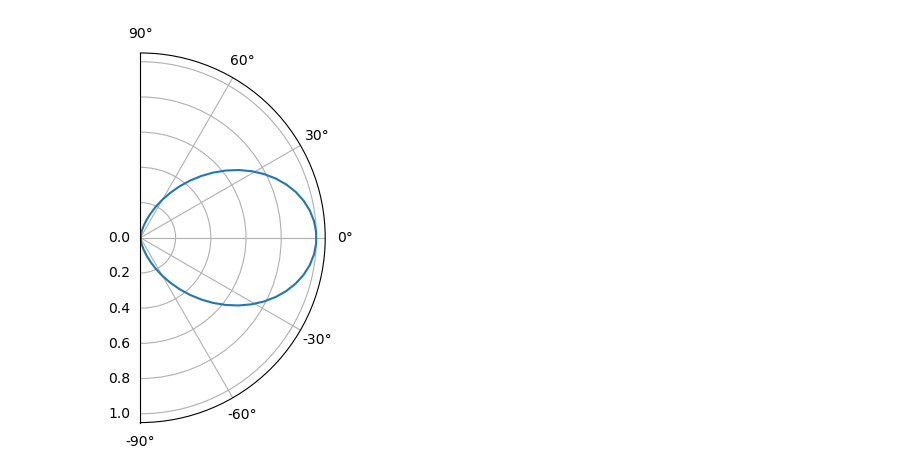
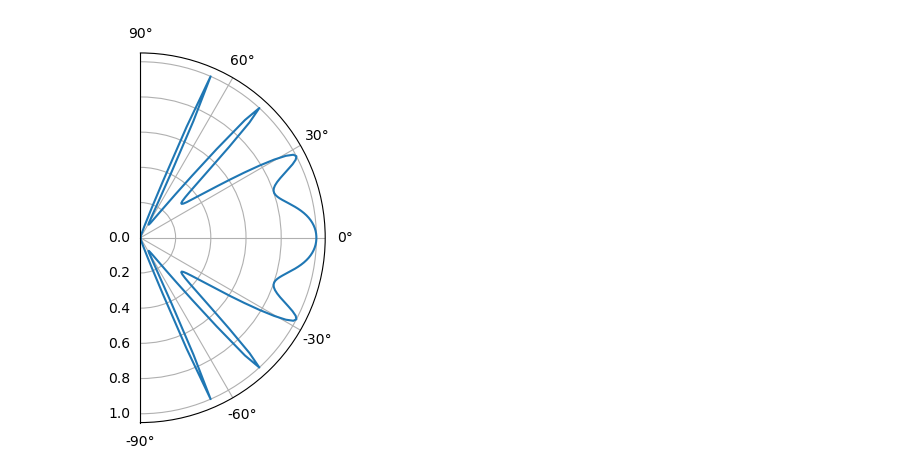
Before and after one commit to biplab37/Graphene, a Jupyter notebook: Klein_Tunneling.ipynb, the cells around one changed output. Cells and saved outputs as stored; diff of their text form; code cells hidden in the pictures.

```diff
--- a/Klein_Tunneling.ipynb
+++ b/Klein_Tunneling.ipynb
@@ -14,28 +14,28 @@ def transmission(phi,E,V,Lam,D):
     kF = 2*np.pi/Lam
     kx = kF*np.cos(phi)
     ky = kF*np.sin(phi)
-    qx = np.sqrt(((E-V)/0.0658)**2 - ky**2)
+    qx = np.sqrt(((E-V)/(658))**2 - ky**2)
     theta = np.arctan(ky/qx)
     s = np.sign(E)
     sp = np.sign(E-V)
-    r = 2j*np.exp(1j*phi)*np.sin(qx*D)*(np.sin(phi) - s*sp*np.sin(theta))/(s*sp*(np.exp(-1j*qx*D)*np.cos(phi+theta) + np.exp(1j*qx*D)*np.cos(phi-theta))  - 2j*np.sin(qx*D))
+    r = 2*np.sin(2*qx*D)*(np.sin(phi) - s*sp*np.sin(theta))/(s*sp*(np.exp(-2j*qx*D)*np.cos(phi+theta) + np.exp(2j*qx*D)*np.cos(phi-theta))  - 2j*np.sin(2*qx*D))
     return 1 - np.abs(r)**2
 # %%
 ## Parameters,
 
-E = 80.0 # meV
-V =  285 # meV
+E = 80 # meV
+V =  200 # meV
 Lam = 50 # nm
 D = 100 # nm
 
 def t(phi):
     return transmission(phi,E,V,Lam,D)
 
-phirange = np.linspace(-np.pi,np.pi,100)
+phirange = np.linspace(-np.pi/2,np.pi/2,200)
 trans = np.vectorize(t)(phirange)
 ax = plt.figure().add_subplot(111,polar=True)
 ax.plot(phirange,trans)
 ax.set_thetamax(90)
 ax.set_thetamin(-90)
 # %% [output]
-[figure, old version]
+[figure, new version]
```
